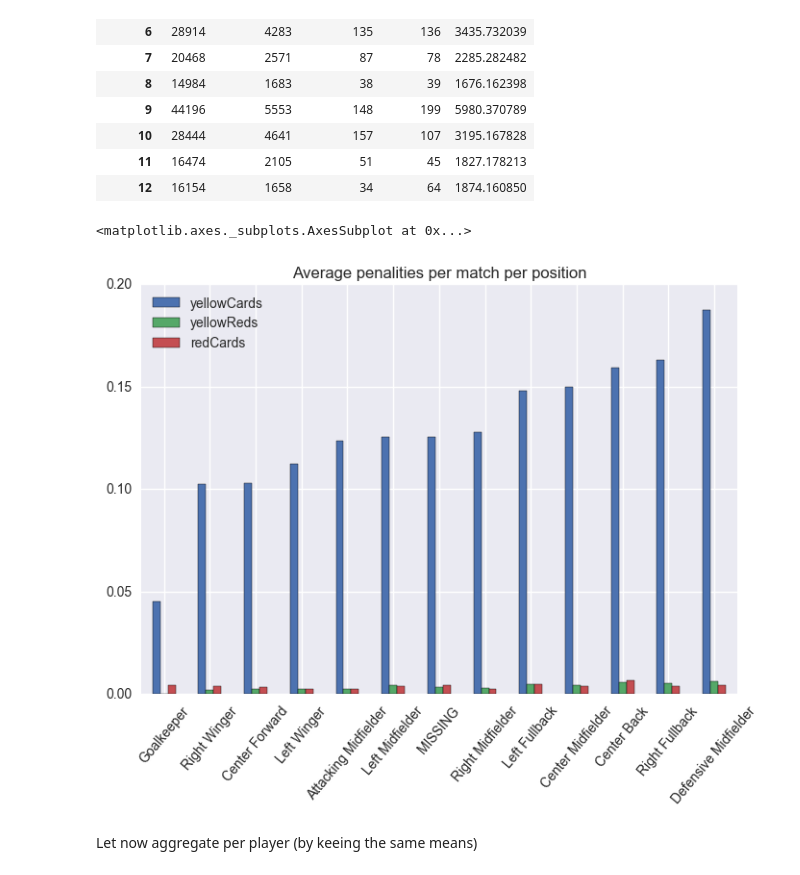
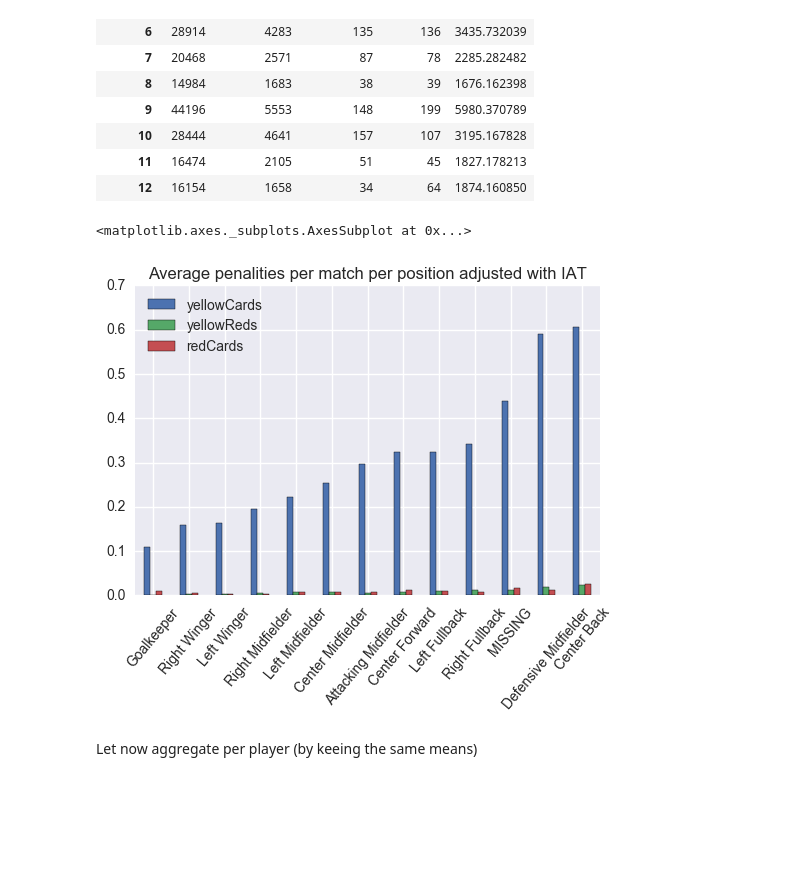
Before and after one commit to fdevillard/ada-homeworks, a Jupyter notebook: 04 - Applied ML/flo-skin-analysis.ipynb, the cells around one changed output. Saved outputs shown, nothing was run; the diff lists cells and outputs as text; code cells hidden in the pictures; blank space fills up the shorter version.

```diff
--- a/04 - Applied ML/flo-skin-analysis.ipynb
+++ b/04 - Applied ML/flo-skin-analysis.ipynb
@@ -504,23 +504,27 @@ summed_positions
 # %%
 average_value_per_position = summed_positions.copy()
 
 # Normalize cartons columns per number of games
 for c in ['yellowCards', 'yellowReds', 'redCards']:
     average_value_per_position[c] = average_value_per_position[c] / average_value_per_position['games']
 
 # Normalize meanIAT by number of referee for this position
 number_referee_per_position = df_categorized.groupby('position')['refNum'].nunique()
 average_value_per_position['meanIAT'] = average_value_per_position['meanIAT'] / number_referee_per_position
 
 average_value_per_position.drop('games', axis=1, inplace=True)
 
+# Take the product of meanIAT and cards
+for c in ['yellowCards', 'yellowReds', 'redCards']:
+    average_value_per_position[c] = average_value_per_position[c] * average_value_per_position['meanIAT']
+
 plot_avg = average_value_per_position.drop('meanIAT', axis=1).copy()
 plot_avg.index = plot_avg.index.map(label_encoders['position'].inverse_transform)
 
-plot_avg.sort_values('yellowCards').plot(kind='bar', title='Average penalities per match per position', rot=50)
+plot_avg.sort_values('yellowCards').plot(kind='bar', title='Average penalities per match per position adjusted with IAT', rot=50)
 # %% [output]
 <matplotlib.axes._subplots.AxesSubplot at 0x...>
-[figure, old version]
+[figure, new version]
 # %% [markdown]
 Let now aggregate per player (by keeing the same means)
 # %%
```
Also changed, not shown: parts of 4 cells of this notebook.
